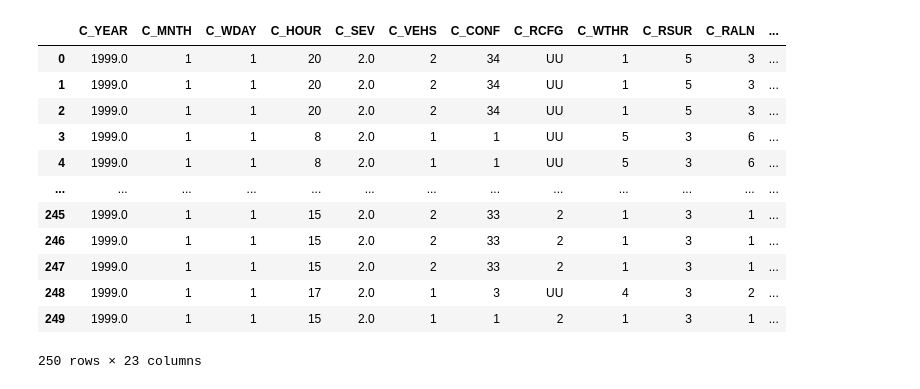
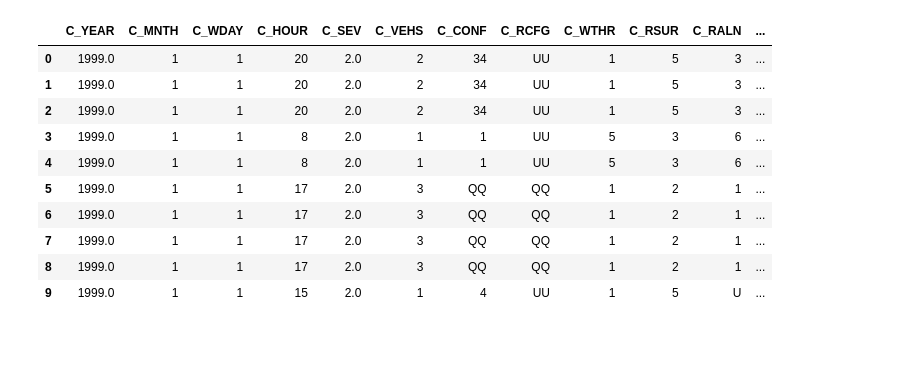
Before and after one commit to RSA000/School-Notes, a Jupyter notebook: Python_Mini_Projects/Canada_Collisions/collisions.ipynb, the cells around one changed output. Drawn from its saved outputs; the diff is of its cells as text; code cells hidden in the pictures; blank space fills up the shorter version.

```diff
--- a/Python_Mini_Projects/Canada_Collisions/collisions.ipynb
+++ b/Python_Mini_Projects/Canada_Collisions/collisions.ipynb
@@ -11,19 +20,17 @@ pd.set_option('display.max_columns', None)
 df = pd.read_csv('test99_to_2003_dataset_en.csv', low_memory = False)
 # %%
 # Creating a sample of the data to work through
-sample = df.head(250)
+sample = df.head(10)
 sample
 # %% [output]
 |  | C_YEAR | C_MNTH | C_WDAY | C_HOUR | C_SEV | C_VEHS | C_CONF | C_RCFG | C_WTHR | C_RSUR | C_RALN | ... |
 | 0 | 1999.0 | 1 | 1 | 20 | 2.0 | 2 | 34 | UU | 1 | 5 | 3 | ... |
 | 1 | 1999.0 | 1 | 1 | 20 | 2.0 | 2 | 34 | UU | 1 | 5 | 3 | ... |
 | 2 | 1999.0 | 1 | 1 | 20 | 2.0 | 2 | 34 | UU | 1 | 5 | 3 | ... |
 | 3 | 1999.0 | 1 | 1 | 8 | 2.0 | 1 | 1 | UU | 5 | 3 | 6 | ... |
 | 4 | 1999.0 | 1 | 1 | 8 | 2.0 | 1 | 1 | UU | 5 | 3 | 6 | ... |
-| ... | ... | ... | ... | ... | ... | ... | ... | ... | ... | ... | ... | ... |
-| 245 | 1999.0 | 1 | 1 | 15 | 2.0 | 2 | 33 | 2 | 1 | 3 | 1 | ... |
-| 246 | 1999.0 | 1 | 1 | 15 | 2.0 | 2 | 33 | 2 | 1 | 3 | 1 | ... |
-| 247 | 1999.0 | 1 | 1 | 15 | 2.0 | 2 | 33 | 2 | 1 | 3 | 1 | ... |
-| 248 | 1999.0 | 1 | 1 | 17 | 2.0 | 1 | 3 | UU | 4 | 3 | 2 | ... |
-| 249 | 1999.0 | 1 | 1 | 15 | 2.0 | 1 | 1 | 2 | 1 | 3 | 1 | ... |
+| 5 | 1999.0 | 1 | 1 | 17 | 2.0 | 3 | QQ | QQ | 1 | 2 | 1 | ... |
+| 6 | 1999.0 | 1 | 1 | 17 | 2.0 | 3 | QQ | QQ | 1 | 2 | 1 | ... |
+| 7 | 1999.0 | 1 | 1 | 17 | 2.0 | 3 | QQ | QQ | 1 | 2 | 1 | ... |
+| 8 | 1999.0 | 1 | 1 | 17 | 2.0 | 3 | QQ | QQ | 1 | 2 | 1 | ... |
+| 9 | 1999.0 | 1 | 1 | 15 | 2.0 | 1 | 4 | UU | 1 | 5 | U | ... |
-250 rows × 23 columns
```
Also changed, not shown: parts of 8 cells of this notebook, 32 other files.
